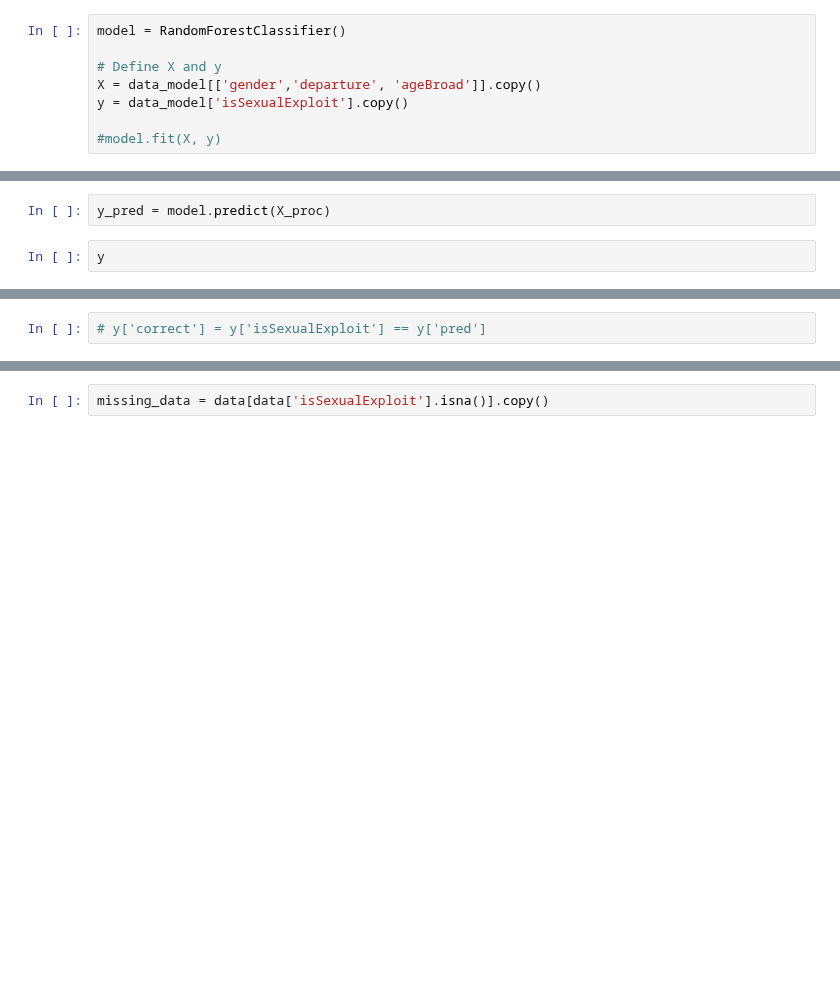
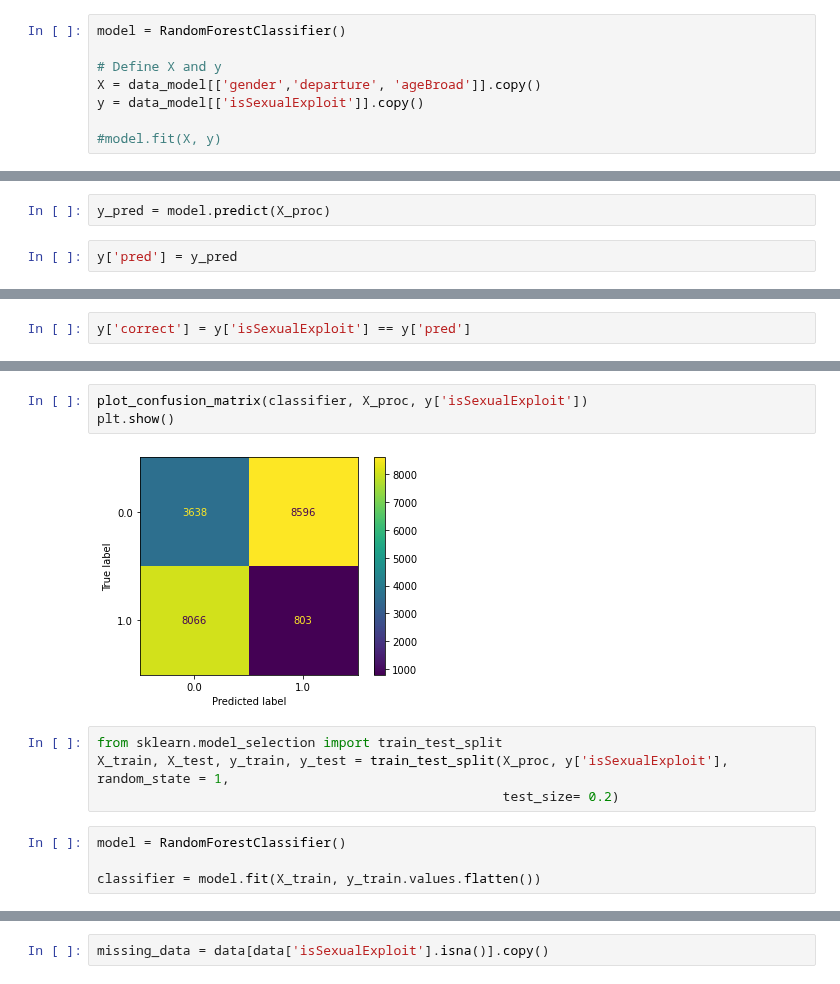
Before and after one commit to lampu98/ht_project, a Jupyter notebook: notebooks/ml_model.ipynb, the cells around one changed output, grey strips where cells are left out. Saved outputs shown, nothing was run; the diff lists cells and outputs as text; blank space fills up the shorter version.

```diff
--- a/notebooks/ml_model.ipynb
+++ b/notebooks/ml_model.ipynb
@@ -418,7 +451,7 @@ model = RandomForestClassifier()
 
 # Define X and y
 X = data_model[['gender','departure', 'ageBroad']].copy()
-y = data_model['isSexualExploit'].copy()
+y = data_model[['isSexualExploit']].copy()
 
 #model.fit(X, y)
 # %%
@@ -432,4 +465,4 @@ RandomForestClassifier()
 # %%
 y_pred = model.predict(X_proc)
 # %%
-y
+y['pred'] = y_pred
@@ -464,3 +485,3 @@ Name: isSexualExploit, Length: 21104, dtype: object
 # %%
-# y['correct'] = y['isSexualExploit'] == y['pred']
+y['correct'] = y['isSexualExploit'] == y['pred']
 # %%
@@ -482,0 +509,13 @@ Name: isSexualExploit, Length: 21104, dtype: object
+# %%
+plot_confusion_matrix(classifier, X_proc, y['isSexualExploit'])
+plt.show()
+# %% [output]
+[figure, added]
+# %%
+from sklearn.model_selection import train_test_split
+X_train, X_test, y_train, y_test = train_test_split(X_proc, y['isSexualExploit'], random_state = 1,
+                                                    test_size= 0.2)
+# %%
+model = RandomForestClassifier()
+
+classifier = model.fit(X_train, y_train.values.flatten())
```
Also changed, not shown: parts of 17 cells of this notebook.
